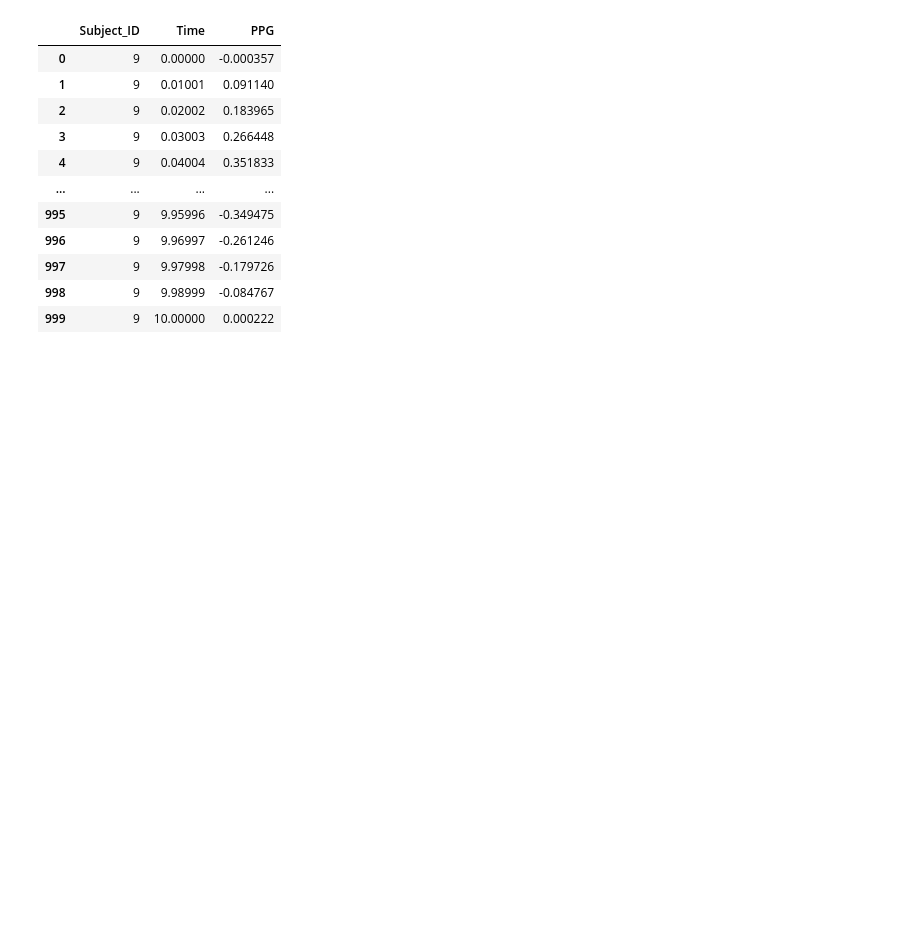
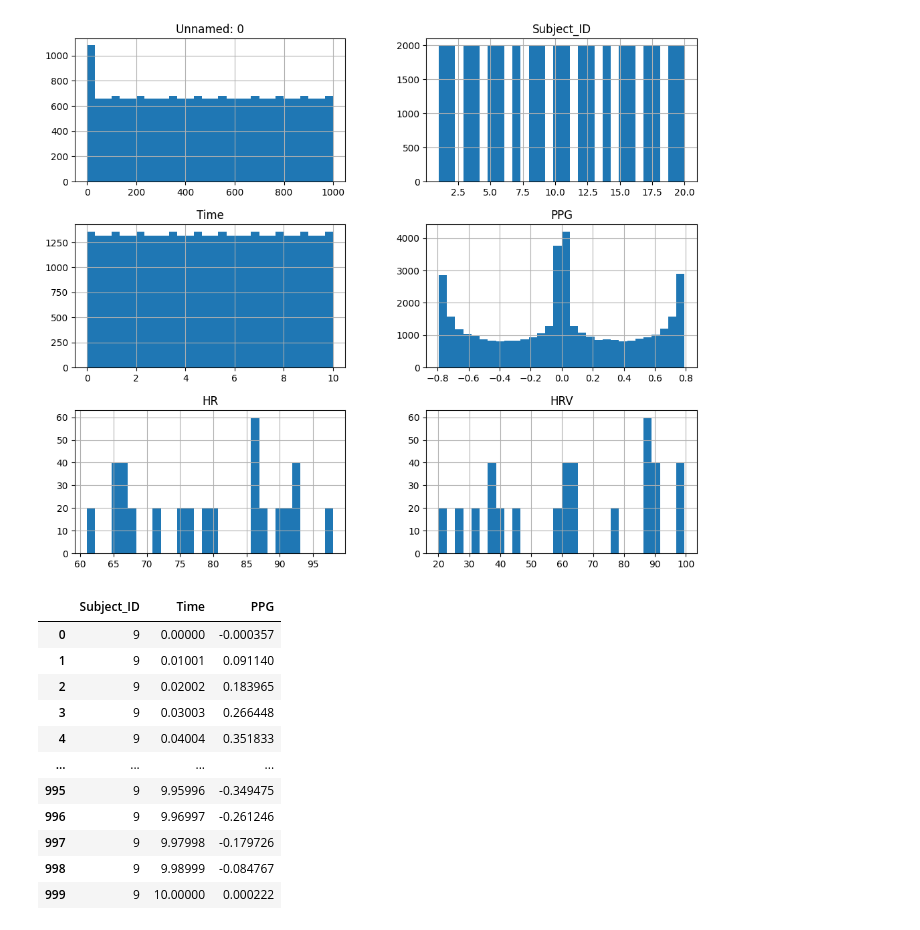
Before and after one commit to ankitmishra333/IIIT-NR, a Jupyter notebook: Day12/ppg_subjects/allsubjects.ipynb, the cells around one changed output. Saved outputs shown, nothing was run; the diff lists cells and outputs as text; code cells hidden in the pictures; blank space fills up the shorter version.

```diff
--- a/Day12/ppg_subjects/allsubjects.ipynb
+++ b/Day12/ppg_subjects/allsubjects.ipynb
@@ -37,3 +37,28 @@ for i, file in enumerate(csv_files):
+# %%
+import pandas as pd
+import glob
+
+# Example: Get all CSV file paths in the folder
+csv_files = glob.glob('D:/iiitnr/Day12/ppg_subjects/*.csv')
+
+# List to hold each subject's data
+all_data = []
+
+for file in csv_files:
+    df = pd.read_csv(file)
+    all_data.append(df)
+
+# Combine all into one DataFrame
+combined_df = pd.concat(all_data, ignore_index=True)
+
+# Now plot histograms
+combined_df.hist(figsize=(12, 10), bins=30)
+
+# Optional (if using outside Jupyter)
+import matplotlib.pyplot as plt
+plt.show()
+# %% [output]
+[figure, added]
 # %%
 df
 # %% [output]
```
Also changed, not shown: parts of 9 cells of this notebook, 4 other files.
